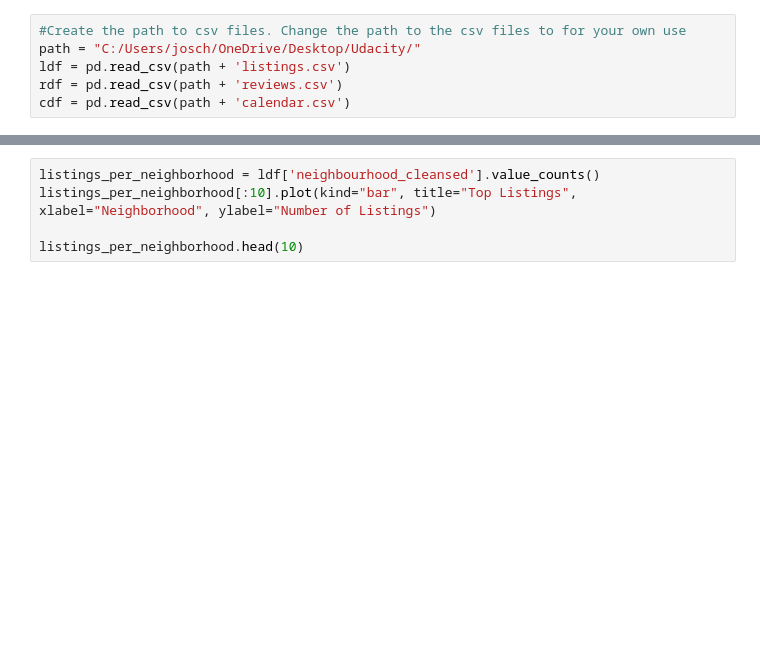
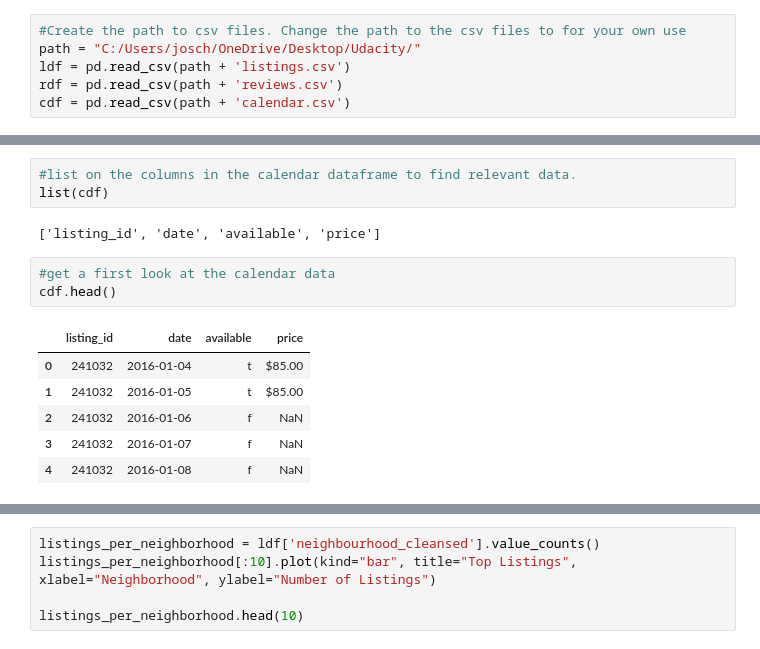
Before and after one commit to xKURTx/Project-1, a Jupyter notebook: Project 1.ipynb, the cells around one changed output, grey strips where cells are left out. Cells and saved outputs as stored; diff of their text form; blank space fills up the shorter version.

```diff
--- a/Project 1.ipynb
+++ b/Project 1.ipynb
@@ -22,0 +68,15 @@ ldf.head()
+# %%
+#list on the columns in the calendar dataframe to find relevant data.
+list(cdf)
+# %% [output]
+['listing_id', 'date', 'available', 'price']
+# %%
+#get a first look at the calendar data
+cdf.head()
+# %% [output]
+|  | listing_id | date | available | price |
+| 0 | 241032 | 2016-01-04 | t | $85.00 |
+| 1 | 241032 | 2016-01-05 | t | $85.00 |
+| 2 | 241032 | 2016-01-06 | f | NaN |
+| 3 | 241032 | 2016-01-07 | f | NaN |
+| 4 | 241032 | 2016-01-08 | f | NaN |
```
Also changed, not shown: parts of 12 cells of this notebook.
